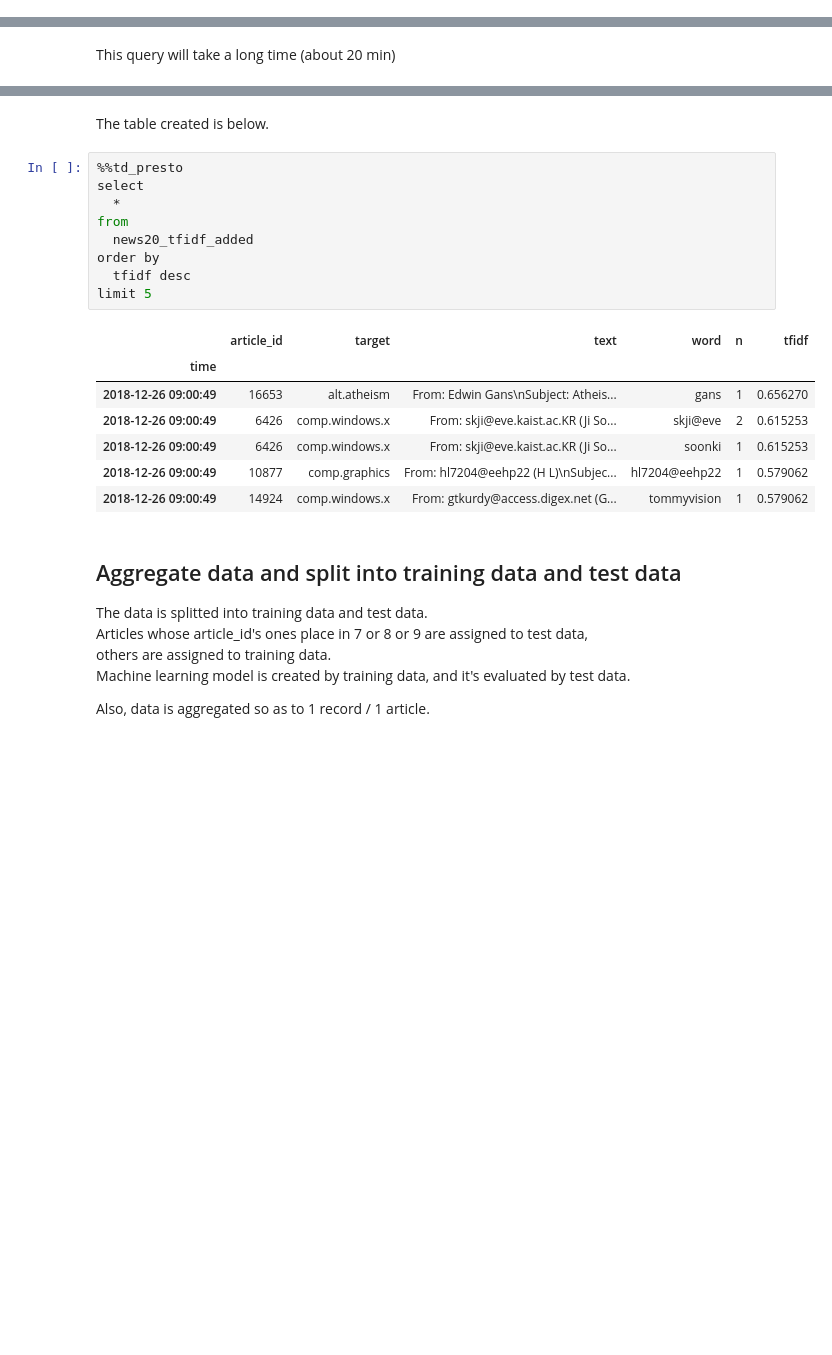
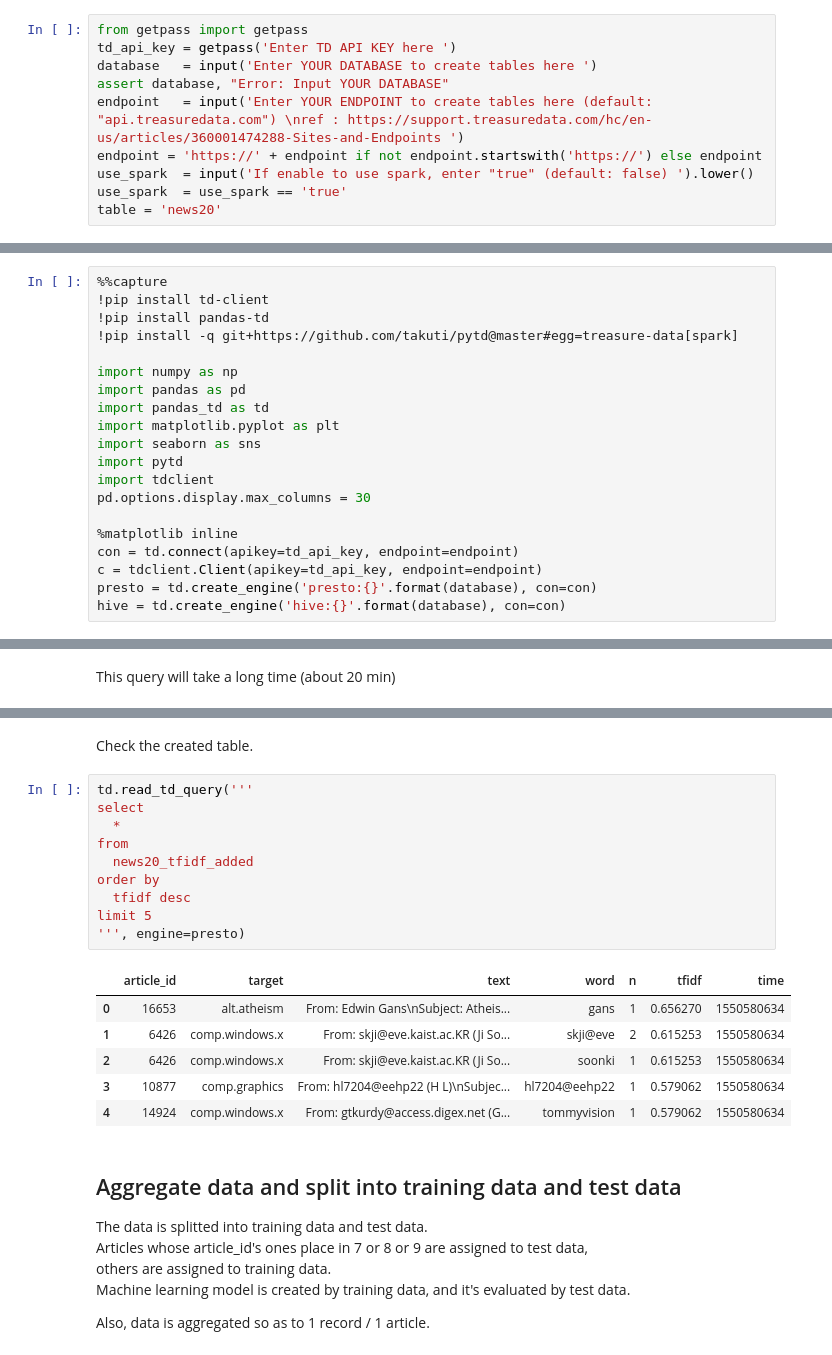
Before and after one commit to kazrin/hivemall-notebooks, a Jupyter notebook: notebooks/news20/randomforest.ipynb, the cells around one changed output, grey strips where cells are left out. Saved outputs shown, nothing was run; the diff lists cells and outputs as text; blank space fills up the shorter version.

```diff
--- a/notebooks/news20/randomforest.ipynb
+++ b/notebooks/news20/randomforest.ipynb
@@ -20,0 +10,10 @@ In addition, this notebook shows how to run a machine learning task with 20news
+# %%
+from getpass import getpass
+td_api_key = getpass('Enter TD API KEY here ')
+database   = input('Enter YOUR DATABASE to create tables here ')
+assert database, "Error: Input YOUR DATABASE"
+endpoint   = input('Enter YOUR ENDPOINT to create tables here (default: "api.treasuredata.com") \nref : https://support.treasuredata.com/hc/en-us/articles/360001474288-Sites-and-Endpoints ')
+endpoint = 'https://' + endpoint if not endpoint.startswith('https://') else endpoint
+use_spark  = input('If enable to use spark, enter "true" (default: false) ').lower()
+use_spark  = use_spark == 'true'
+table = 'news20'
@@ -21,3 +26,23 @@ In addition, this notebook shows how to run a machine learning task with 20news
+# %%
+%%capture
+!pip install td-client
+!pip install pandas-td
+!pip install -q git+https://github.com/takuti/pytd@master#egg=treasure-data[spark]
+
+import numpy as np
+import pandas as pd
+import pandas_td as td
+import matplotlib.pyplot as plt
+import seaborn as sns
+import pytd
+import tdclient
+pd.options.display.max_columns = 30
+
+%matplotlib inline
+con = td.connect(apikey=td_api_key, endpoint=endpoint)
+c = tdclient.Client(apikey=td_api_key, endpoint=endpoint)
+presto = td.create_engine('presto:{}'.format(database), con=con)
+hive = td.create_engine('hive:{}'.format(database), con=con)
 # %% [markdown]
 # Data Preparation
 # %% [markdown]
@@ -274,25 +297,25 @@ from
 # %% [output]
 |  | rows |
 | 0 | 3094185 |
-# %% [markdown]
-The table created is below.
+# %% [markdown]
+Check the created table.
 # %%
-%%td_presto
+td.read_td_query('''
 select
   *
 from
   news20_tfidf_added
 order by
   tfidf desc
 limit 5
+''', engine=presto)
 # %% [output]
-|  | article_id | target | text | word | n | tfidf |
-| time |  |  |  |  |  |  |
-| 2018-12-26 09:00:49 | 16653 | alt.atheism | From: Edwin Gans\nSubject: Atheis... | gans | 1 | 0.656270 |
-| 2018-12-26 09:00:49 | 6426 | comp.windows.x | From: skji@eve.kaist.ac.KR (Ji So... | skji@eve | 2 | 0.615253 |
-| 2018-12-26 09:00:49 | 6426 | comp.windows.x | From: skji@eve.kaist.ac.KR (Ji So... | soonki | 1 | 0.615253 |
-| 2018-12-26 09:00:49 | 10877 | comp.graphics | From: hl7204@eehp22 (H L)\nSubjec... | hl7204@eehp22 | 1 | 0.579062 |
-| 2018-12-26 09:00:49 | 14924 | comp.windows.x | From: gtkurdy@access.digex.net (G... | tommyvision | 1 | 0.579062 |
+|  | article_id | target | text | word | n | tfidf | time |
+| 0 | 16653 | alt.atheism | From: Edwin Gans\nSubject: Atheis... | gans | 1 | 0.656270 | 1550580634 |
+| 1 | 6426 | comp.windows.x | From: skji@eve.kaist.ac.KR (Ji So... | skji@eve | 2 | 0.615253 | 1550580634 |
+| 2 | 6426 | comp.windows.x | From: skji@eve.kaist.ac.KR (Ji So... | soonki | 1 | 0.615253 | 1550580634 |
+| 3 | 10877 | comp.graphics | From: hl7204@eehp22 (H L)\nSubjec... | hl7204@eehp22 | 1 | 0.579062 | 1550580634 |
+| 4 | 14924 | comp.windows.x | From: gtkurdy@access.digex.net (G... | tommyvision | 1 | 0.579062 | 1550580634 |
 # %% [markdown]
 ## Aggregate data and split into training data and test data
 The data is splitted into training data and test data.
```
Also changed, not shown: parts of 53 cells of this notebook.
